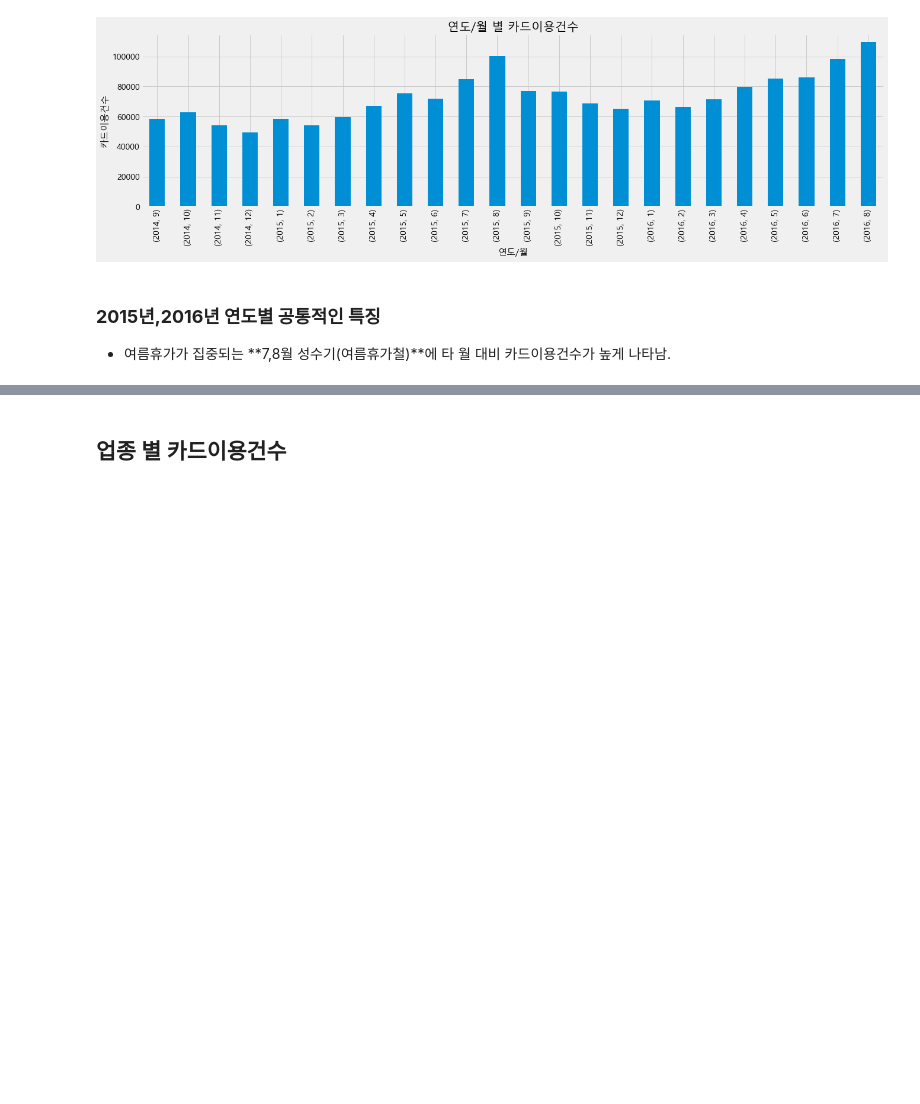
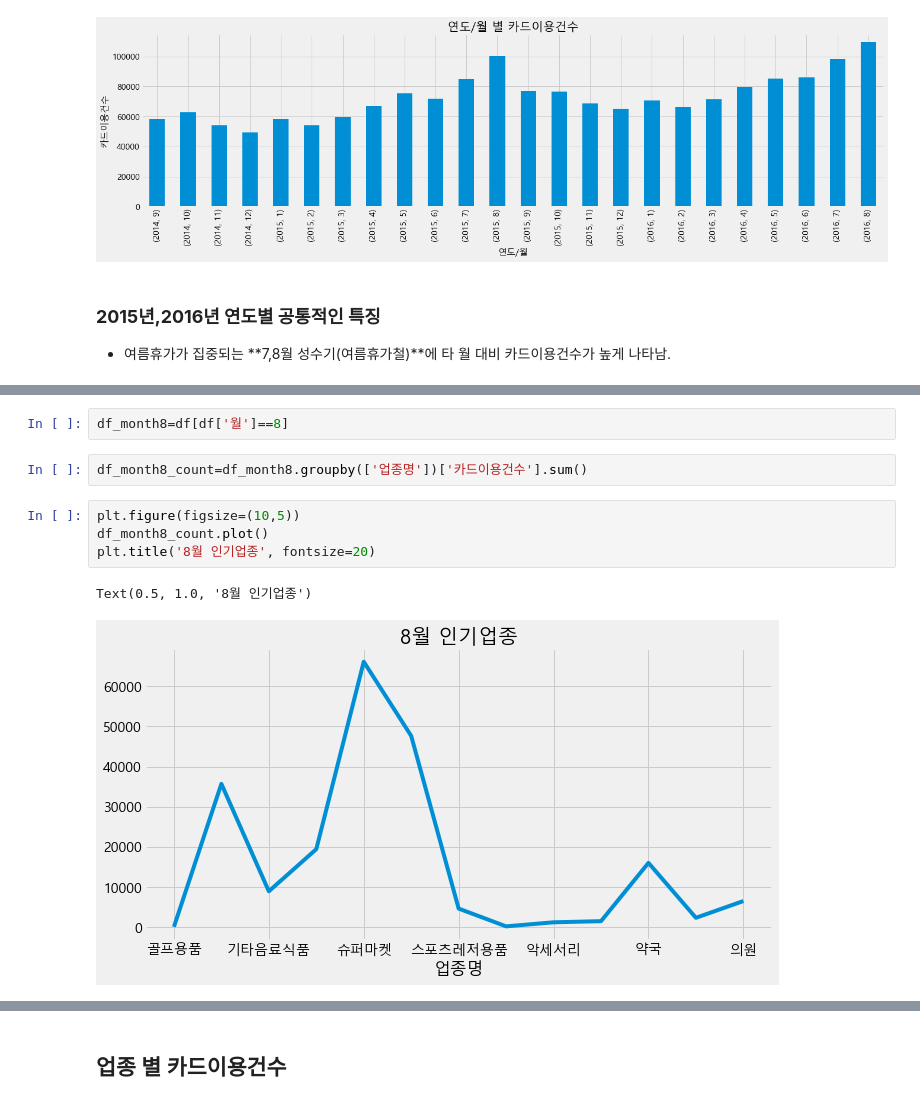
Before and after one commit to HayeonKimm/Tourist_Consumption_Analysis, a Jupyter notebook: code/2_analysis/BC카드 데이터 시각화_조아진.ipynb, the cells around one changed output, grey strips where cells are left out. Saved outputs shown, nothing was run; the diff lists cells and outputs as text; blank space fills up the shorter version.

```diff
--- a/code/2_analysis/BC카드 데이터 시각화_조아진.ipynb
+++ b/code/2_analysis/BC카드 데이터 시각화_조아진.ipynb
@@ -146,0 +142,11 @@ plt.show()
+# %%
+df_month8=df[df['월']==8]
+# %%
+df_month8_count=df_month8.groupby(['업종명'])['카드이용건수'].sum()
+# %%
+plt.figure(figsize=(10,5))
+df_month8_count.plot()
+plt.title('8월 인기업종', fontsize=20)
+# %% [output]
+Text(0.5, 1.0, '8월 인기업종')
+[figure, added]
```
Also changed, not shown: parts of 137 cells of this notebook.
